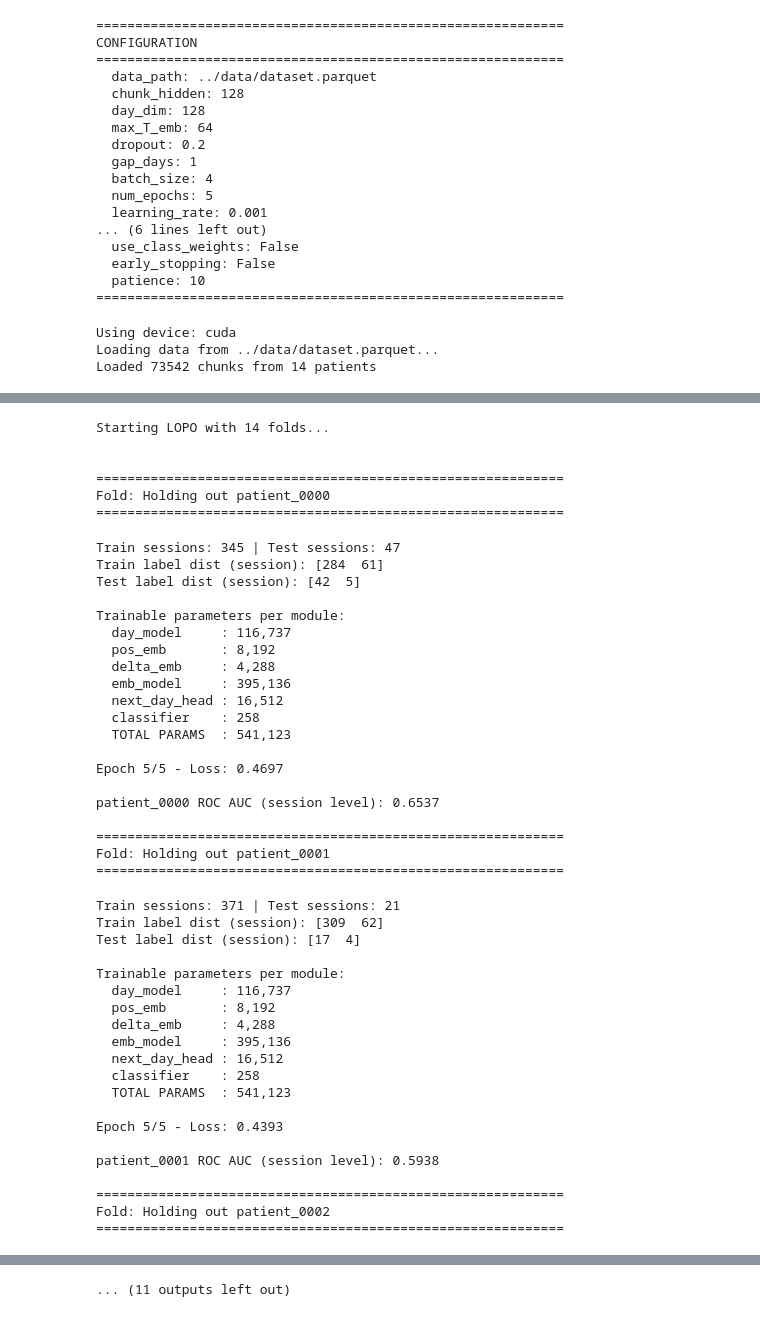
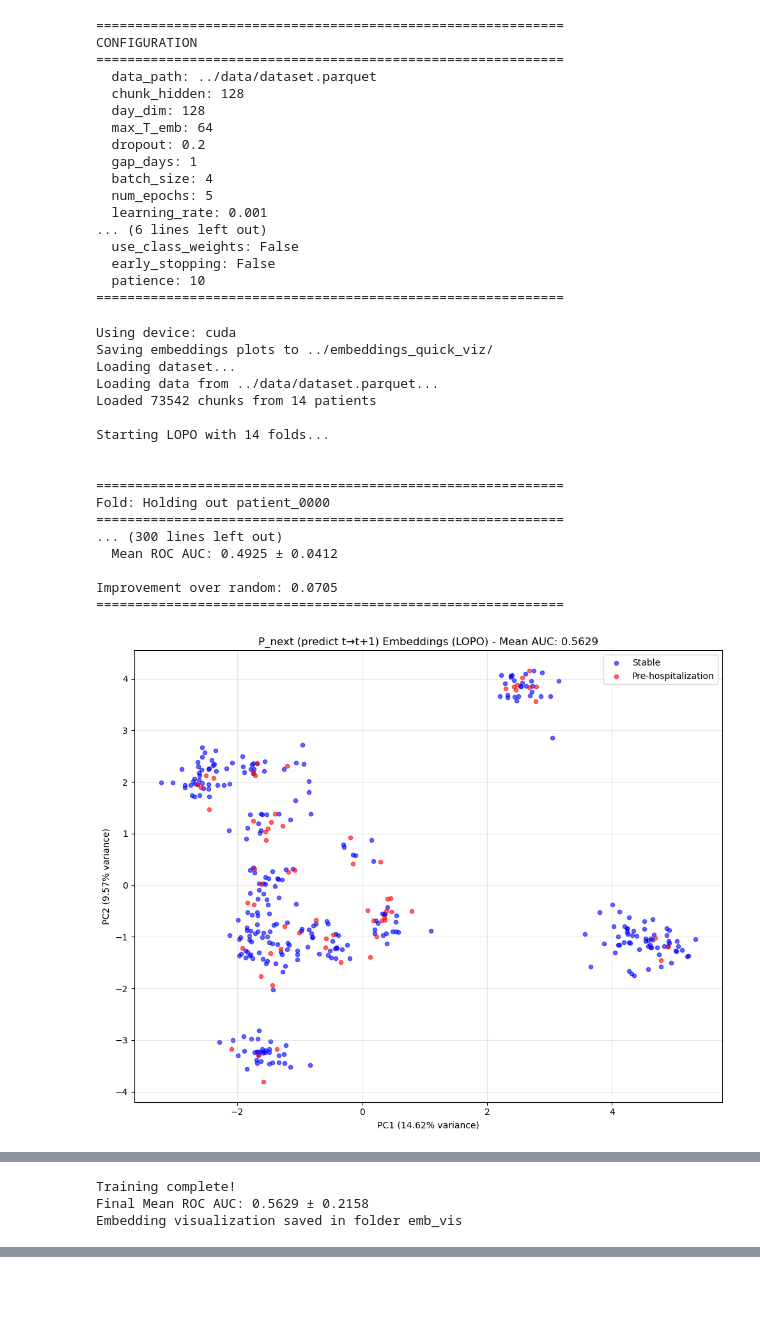
Before and after one commit to sergio-garcia-castro/Hackathon_Excalibur, a Jupyter notebook: src/Notebook_Sergio.ipynb, the cells around one changed output, grey strips where cells are left out. Cells and saved outputs as stored; diff of their text form; code cells hidden in the pictures; blank space fills up the shorter version.

Commit message:
Add embeddings plots to notebook

```diff
--- a/src/Notebook_Sergio.ipynb
+++ b/src/Notebook_Sergio.ipynb
@@ -361,8 +362,8 @@ CONFIG_UPDATES = {
 # --- Build actual Config objects ---
 EXPERIMENT_CONFIGS = {name: base_cfg.model_copy(update=upd) for name, upd in CONFIG_UPDATES.items()}
 
-# Example usage:
-cfg = EXPERIMENT_CONFIGS["quick_viz"]
+cfc_name = "quick_viz"
+cfg = EXPERIMENT_CONFIGS[cfc_name]
 cfg.print_config()
 # %% [output]
 ============================================================
@@ -386,31 +387,51 @@ CONFIGURATION
 from train import (load_df, train_lopo)
 
 DEVICE = "cuda" if (torch.cuda.is_available() and cfg.use_cuda) else "cpu"
 print(f"Using device: {DEVICE}")
 
+save_path = f"../embeddings_{cfc_name}/"
+os.makedirs(save_path, exist_ok=True)
+print(f"Saving embeddings plots to {save_path}")
+
+print(f"Loading dataset...")
 df, feature_cols = load_df(cfg.data_path)
 
 # You’ll likely want to move S,C,stride,gap_days into cfg.py
 results = train_lopo(
     df=df,
     feature_cols=feature_cols,
     chunk_hidden=cfg.chunk_hidden,
     day_dim=cfg.day_dim,
     gap_days=cfg.gap_days,
     max_T_emb=cfg.max_T_emb,
     dropout=cfg.dropout,
     batch_size=cfg.batch_size,
     num_epochs=cfg.num_epochs,
     learning_rate=cfg.learning_rate,
     weight_decay=cfg.weight_decay,
     device=DEVICE,
-    save_path="../emb_vis/"
+    save_path=save_path
 )
 
 print("\nTraining complete!")
 print(f"Final Mean ROC AUC: {results['mean_auc']:.4f} ± {results['std_auc']:.4f}")
 print("Embedding visualization saved in folder emb_vis")
 # %% [output]
 Using device: cuda
+Saving embeddings plots to ../embeddings_quick_viz/
+Loading dataset...
 Loading data from ../data/dataset.parquet...
 Loaded 73542 chunks from 14 patients
+
+Starting LOPO with 14 folds...
+
+
+============================================================
+Fold: Holding out patient_0000
+============================================================
+... (300 lines left out)
+  Mean ROC AUC: 0.4925 ± 0.0412
+
+Improvement over random: 0.0705
+============================================================
+[figure, added]
@@ -417,46 +443,3 @@ Loaded 73542 chunks from 14 patients
-Starting LOPO with 14 folds...
-
-
-============================================================
-Fold: Holding out patient_0000
-============================================================
+Training complete!
+Final Mean ROC AUC: 0.5629 ± 0.2158
+Embedding visualization saved in folder emb_vis
-Train sessions: 345 | Test sessions: 47
-Train label dist (session): [284  61]
-Test label dist (session): [42  5]
-
-Trainable parameters per module:
-  day_model     : 116,737
-  pos_emb       : 8,192
-  delta_emb     : 4,288
-  emb_model     : 395,136
-  next_day_head : 16,512
-  classifier    : 258
-  TOTAL PARAMS  : 541,123
-
-Epoch 5/5 - Loss: 0.4697
-
-patient_0000 ROC AUC (session level): 0.6537
-
-============================================================
-Fold: Holding out patient_0001
-============================================================
-Train sessions: 371 | Test sessions: 21
-Train label dist (session): [309  62]
-Test label dist (session): [17  4]
-
-Trainable parameters per module:
-  day_model     : 116,737
-  pos_emb       : 8,192
-  delta_emb     : 4,288
-  emb_model     : 395,136
-  next_day_head : 16,512
-  classifier    : 258
-  TOTAL PARAMS  : 541,123
-
-Epoch 5/5 - Loss: 0.4393
-
-patient_0001 ROC AUC (session level): 0.5938
-
-============================================================
-Fold: Holding out patient_0002
-============================================================
@@ -623 +445,0 @@ Fold: Holding out patient_0010
-... (11 outputs left out)
```
Also changed, not shown: parts of 9 cells of this notebook, 1 other file.
